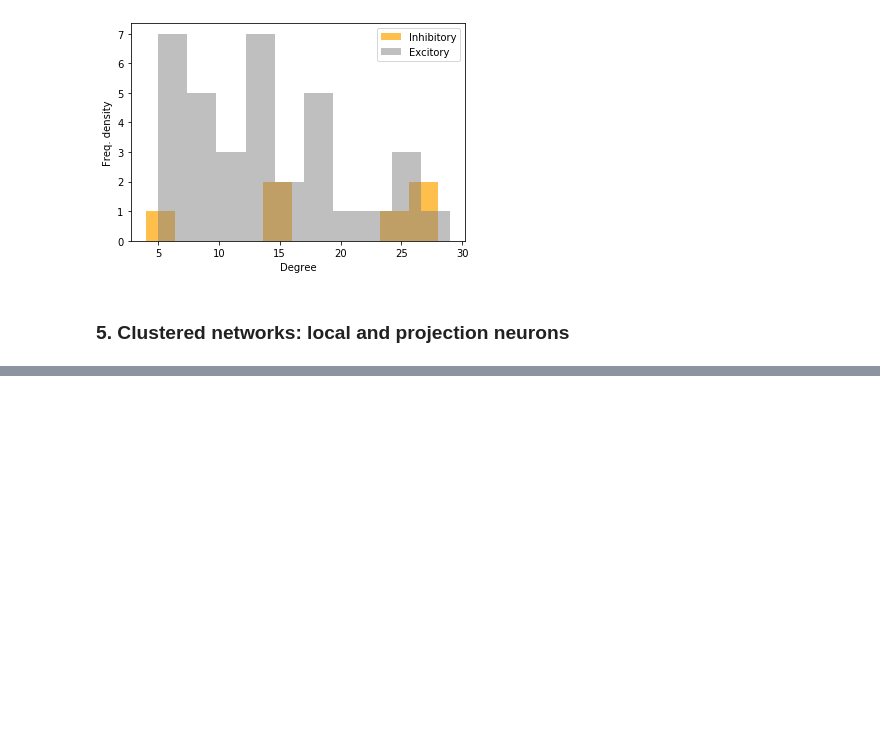
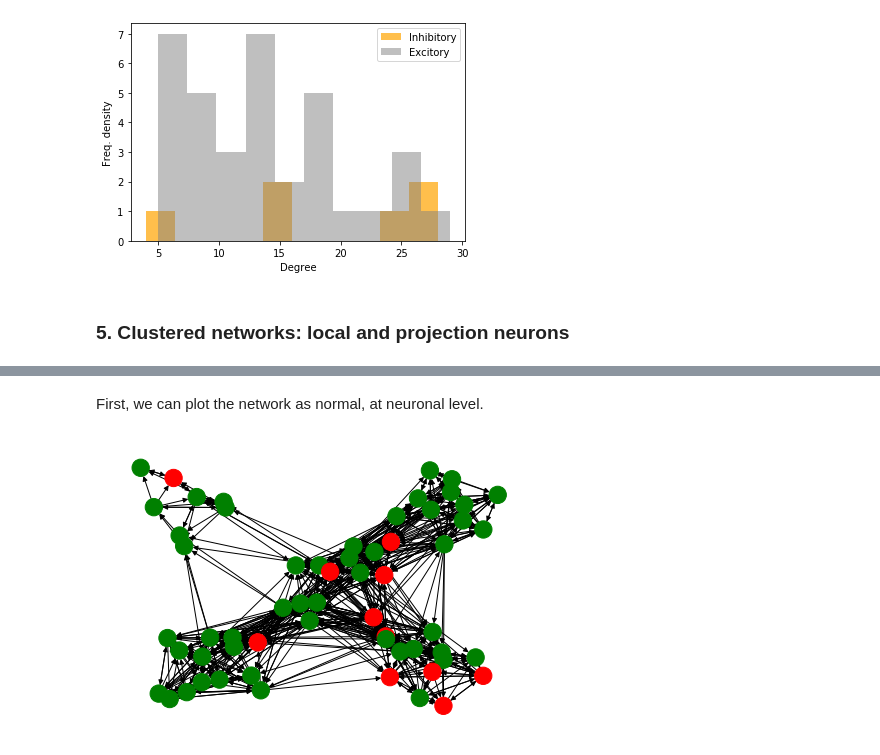
Before and after one commit to rnartallo/randomlygrownnetworks, a Jupyter notebook: HypExtRandNN.ipynb, the cells around one changed output, grey strips where cells are left out. Cells and saved outputs as stored; diff of their text form; code cells hidden in the pictures; blank space fills up the shorter version.

```diff
--- a/HypExtRandNN.ipynb
+++ b/HypExtRandNN.ipynb
@@ -191,0 +238,8 @@ Inhibitory: 6
+# %% [markdown]
+First, we can plot the network as normal, at neuronal level.
+# %%
+import CNgraphtools as cngt
+G = cngt.makeColourHyperGraphLocProj(LocProjNetwork)
+cngt.plotColourGraph(G[0],G[1])
+# %% [output]
+[figure, added]
```
Also changed, not shown: parts of 22 cells of this notebook, 4 other files.
